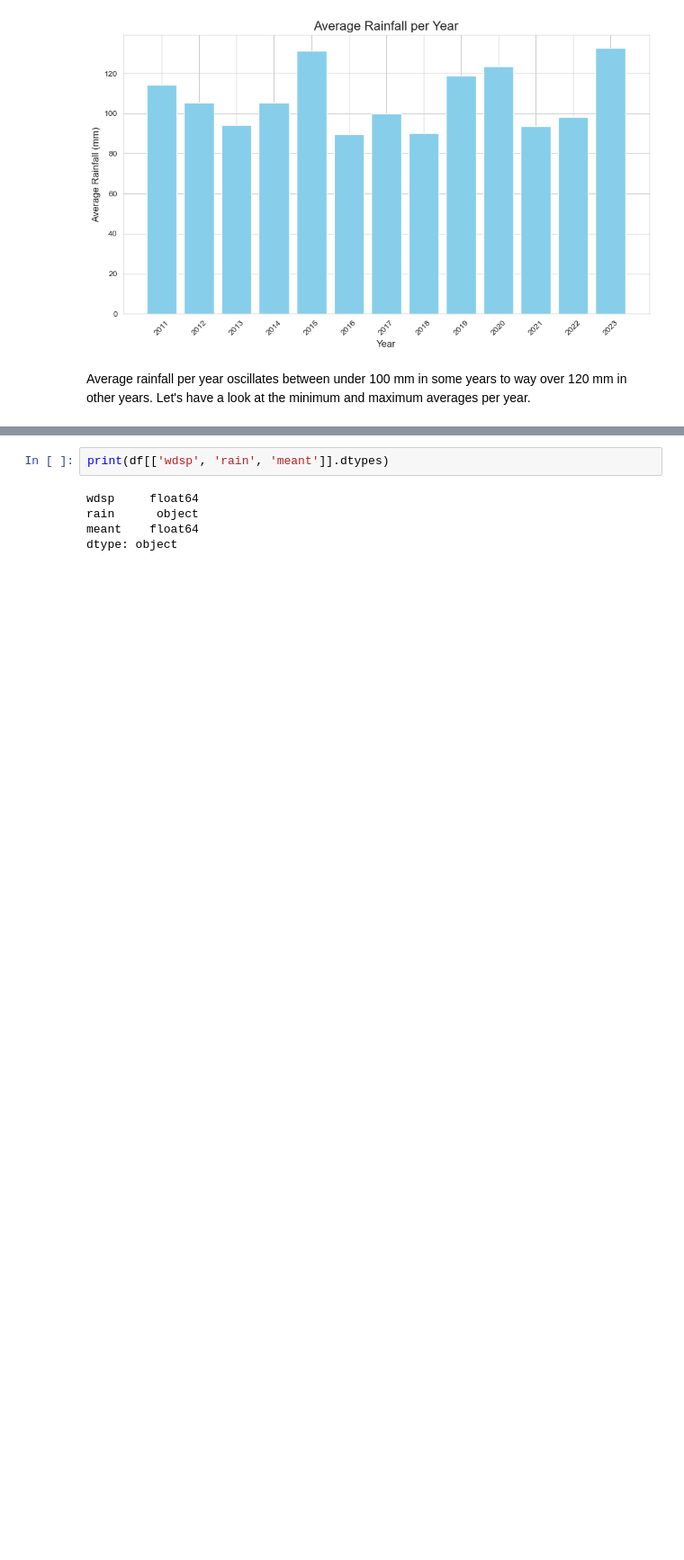
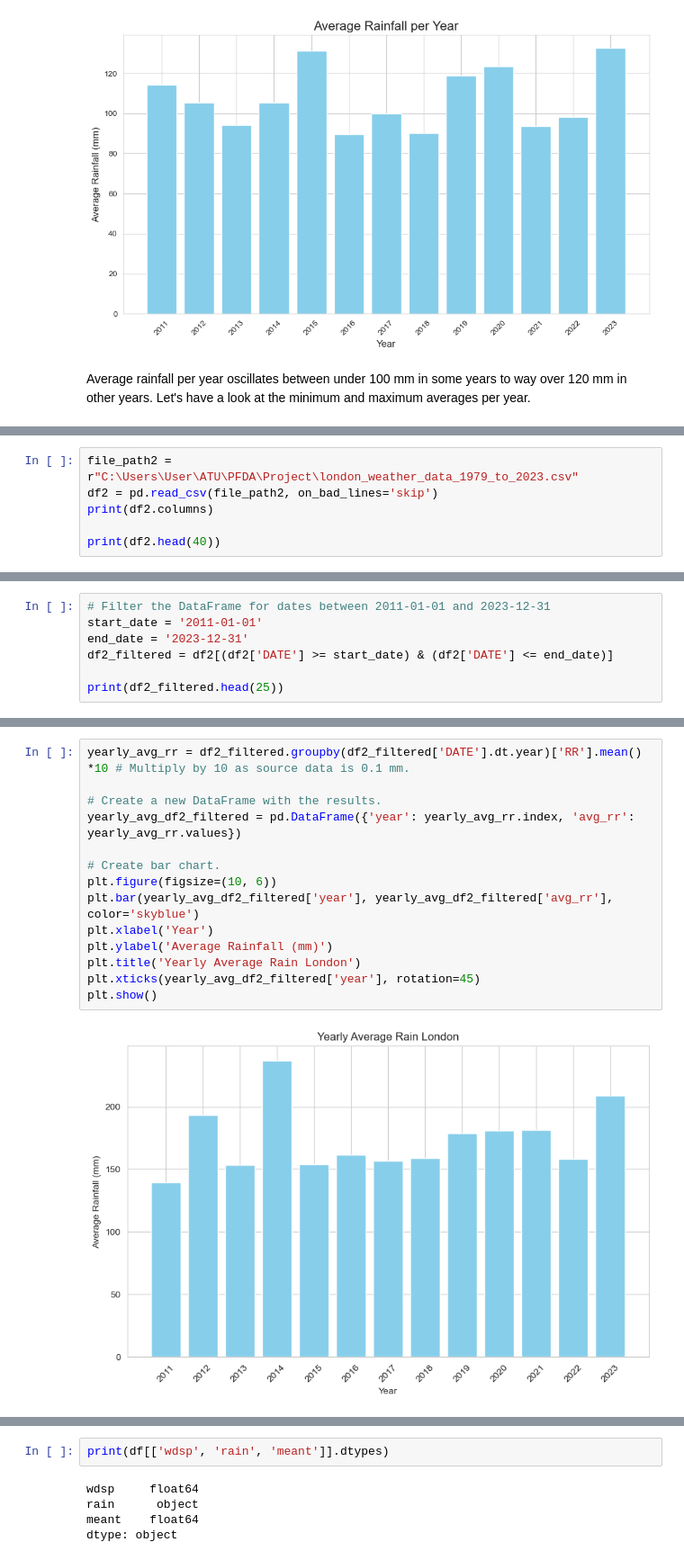
Before and after one commit to MattiDoubleU/PFDA, a Jupyter notebook: Project/Project2024.ipynb, the cells around one changed output, grey strips where cells are left out. Shown at 90% size. Cells and saved outputs as stored; diff of their text form; blank space fills up the shorter version.

```diff
--- a/Project/Project2024.ipynb
+++ b/Project/Project2024.ipynb
@@ -276,0 +405,6 @@ Create plot to display mean minimum and maximum in bar charts and overlay with l
+# %%
+file_path2 = r"C:\Users\User\ATU\PFDA\Project\london_weather_data_1979_to_2023.csv"
+df2 = pd.read_csv(file_path2, on_bad_lines='skip')
+print(df2.columns)
+
+print(df2.head(40))
@@ -276,0 +490,7 @@ Create plot to display mean minimum and maximum in bar charts and overlay with l
+# %%
+# Filter the DataFrame for dates between 2011-01-01 and 2023-12-31
+start_date = '2011-01-01'
+end_date = '2023-12-31'
+df2_filtered = df2[(df2['DATE'] >= start_date) & (df2['DATE'] <= end_date)]
+
+print(df2_filtered.head(25))
@@ -277 +558,17 @@ Create plot to display mean minimum and maximum in bar charts and overlay with l
+# %%
+yearly_avg_rr = df2_filtered.groupby(df2_filtered['DATE'].dt.year)['RR'].mean() *10 # Multiply by 10 as source data is 0.1 mm.
+
+# Create a new DataFrame with the results.
+yearly_avg_df2_filtered = pd.DataFrame({'year': yearly_avg_rr.index, 'avg_rr': yearly_avg_rr.values})
+
+# Create bar chart.
+plt.figure(figsize=(10, 6))
+plt.bar(yearly_avg_df2_filtered['year'], yearly_avg_df2_filtered['avg_rr'], color='skyblue')
+plt.xlabel('Year')
+plt.ylabel('Average Rainfall (mm)')
+plt.title('Yearly Average Rain London')
+plt.xticks(yearly_avg_df2_filtered['year'], rotation=45)
+plt.show()
+# %% [output]
+[figure, added]
 # %%
```
Also changed, not shown: parts of 32 cells of this notebook, 3 other files.
